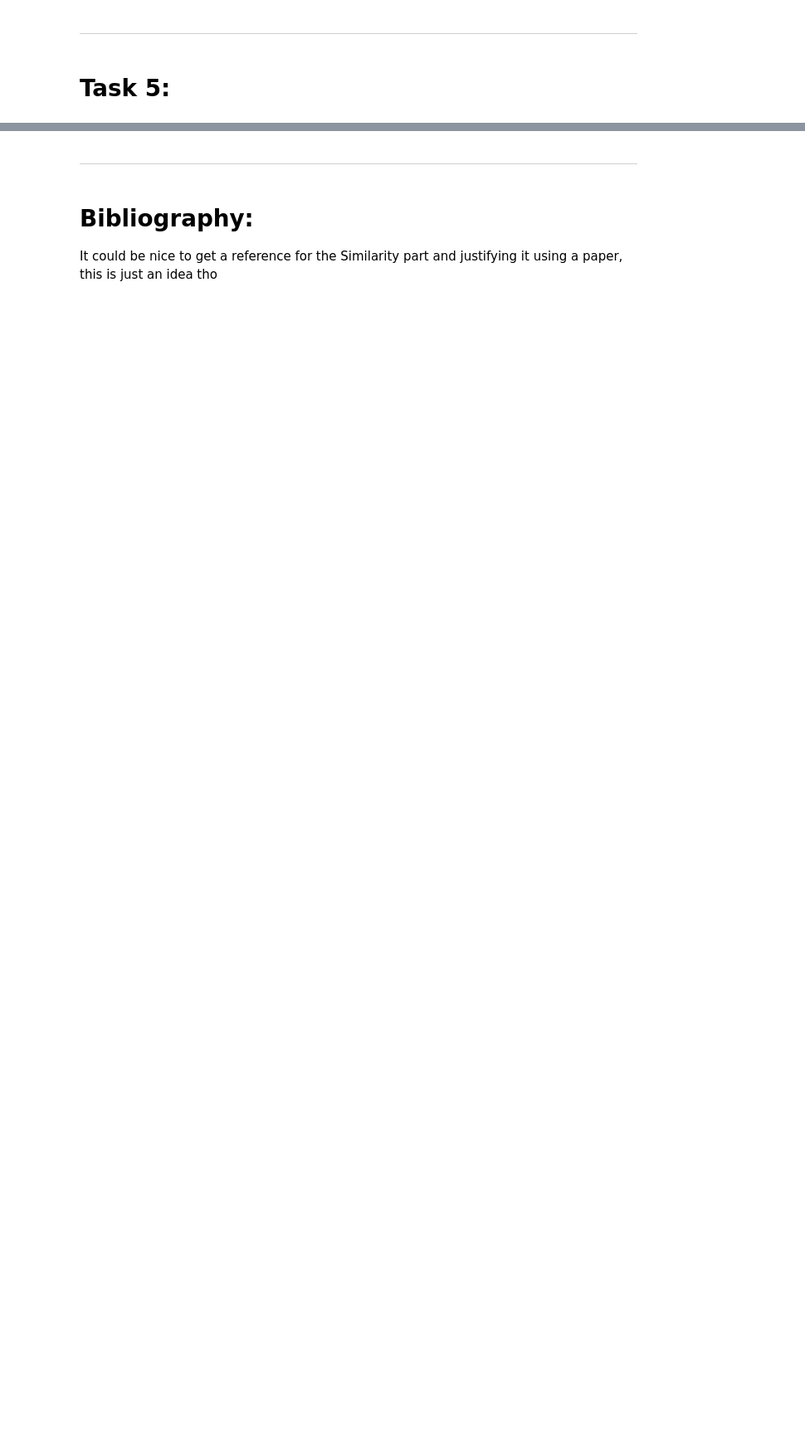
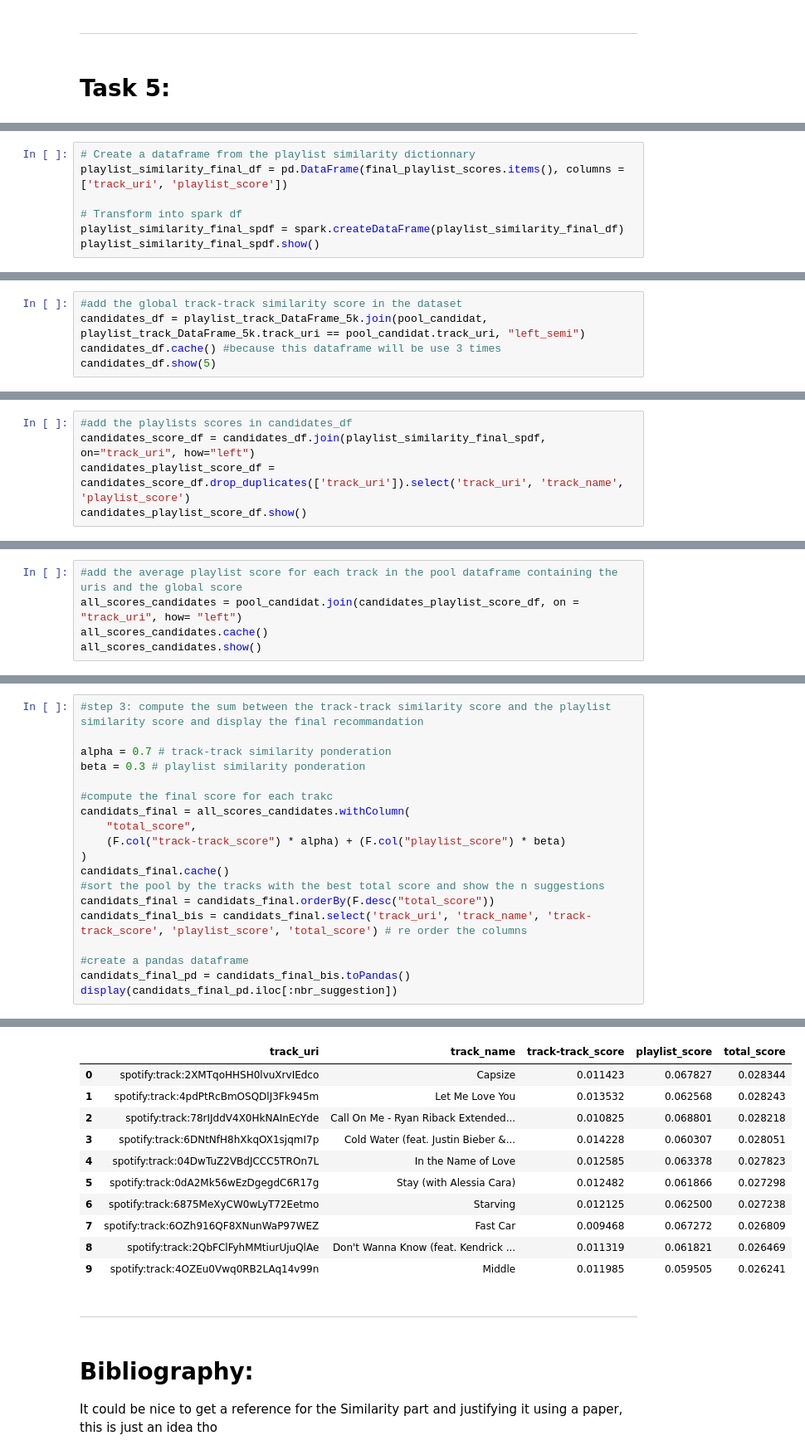
Before and after one commit to RomanLesicky/Data_Science_Project_INFO_H600, a Jupyter notebook: INFO_H600_Project.ipynb, the cells around one changed output, grey strips where cells are left out. Shown: that part at 83% size. Cells and saved outputs as stored; diff of their text form; blank space fills up the shorter version.

```diff
--- a/INFO_H600_Project.ipynb
+++ b/INFO_H600_Project.ipynb
@@ -1666,0 +1942,7 @@ def compute_playlist_pair_similarity(
+# %%
+# Create a dataframe from the playlist similarity dictionnary
+playlist_similarity_final_df = pd.DataFrame(final_playlist_scores.items(), columns = ['track_uri', 'playlist_score'])
+
+# Transform into spark df
+playlist_similarity_final_spdf = spark.createDataFrame(playlist_similarity_final_df)
+playlist_similarity_final_spdf.show()
@@ -1666,0 +1969,5 @@ def compute_playlist_pair_similarity(
+# %%
+#add the global track-track similarity score in the dataset
+candidates_df = playlist_track_DataFrame_5k.join(pool_candidat, playlist_track_DataFrame_5k.track_uri == pool_candidat.track_uri, "left_semi")
+candidates_df.cache() #because this dataframe will be use 3 times
+candidates_df.show(5)
@@ -1666,0 +1985,5 @@ def compute_playlist_pair_similarity(
+# %%
+#add the playlists scores in candidates_df
+candidates_score_df = candidates_df.join(playlist_similarity_final_spdf, on="track_uri", how="left")
+candidates_playlist_score_df = candidates_score_df.drop_duplicates(['track_uri']).select('track_uri', 'track_name', 'playlist_score')
+candidates_playlist_score_df.show()
@@ -1666,0 +2008,5 @@ def compute_playlist_pair_similarity(
+# %%
+#add the average playlist score for each track in the pool dataframe containing the uris and the global score
+all_scores_candidates = pool_candidat.join(candidates_playlist_score_df, on = "track_uri", how= "left")
+all_scores_candidates.cache()
+all_scores_candidates.show()
@@ -1666,0 +2031,20 @@ def compute_playlist_pair_similarity(
+# %%
+#step 3: compute the sum between the track-track similarity score and the playlist similarity score and display the final recommandation
+
+alpha = 0.7 # track-track similarity ponderation
+beta = 0.3 # playlist similarity ponderation
+
+#compute the final score for each trakc
+candidats_final = all_scores_candidates.withColumn(
+    "total_score",
+    (F.col("track-track_score") * alpha) + (F.col("playlist_score") * beta)
+)
+candidats_final.cache()
+#sort the pool by the tracks with the best total score and show the n suggestions
+candidats_final = candidats_final.orderBy(F.desc("total_score"))
+candidats_final_bis = candidats_final.select('track_uri', 'track_name', 'track-track_score', 'playlist_score', 'total_score') # re order the columns
+
+#create a pandas dataframe
+candidats_final_pd = candidats_final_bis.toPandas()
+display(candidats_final_pd.iloc[:nbr_suggestion])
+# %% [output]
@@ -1667,3 +2052,14 @@ def compute_playlist_pair_similarity(
+|  | track_uri | track_name | track-track_score | playlist_score | total_score |
+| 0 | spotify:track:2XMTqoHHSH0lvuXrvIEdco | Capsize | 0.011423 | 0.067827 | 0.028344 |
+| 1 | spotify:track:4pdPtRcBmOSQDlJ3Fk945m | Let Me Love You | 0.013532 | 0.062568 | 0.028243 |
+| 2 | spotify:track:78rIJddV4X0HkNAInEcYde | Call On Me - Ryan Riback Extended... | 0.010825 | 0.068801 | 0.028218 |
+| 3 | spotify:track:6DNtNfH8hXkqOX1sjqmI7p | Cold Water (feat. Justin Bieber &... | 0.014228 | 0.060307 | 0.028051 |
+| 4 | spotify:track:04DwTuZ2VBdJCCC5TROn7L | In the Name of Love | 0.012585 | 0.063378 | 0.027823 |
+| 5 | spotify:track:0dA2Mk56wEzDgegdC6R17g | Stay (with Alessia Cara) | 0.012482 | 0.061866 | 0.027298 |
+| 6 | spotify:track:6875MeXyCW0wLyT72Eetmo | Starving | 0.012125 | 0.062500 | 0.027238 |
+| 7 | spotify:track:6OZh916QF8XNunWaP97WEZ | Fast Car | 0.009468 | 0.067272 | 0.026809 |
+| 8 | spotify:track:2QbFClFyhMMtiurUjuQlAe | Don't Wanna Know (feat. Kendrick ... | 0.011319 | 0.061821 | 0.026469 |
+| 9 | spotify:track:4OZEu0Vwq0RB2LAq14v99n | Middle | 0.011985 | 0.059505 | 0.026241 |
 # %% [markdown]
 ---
 # %% [markdown]
```
Also changed, not shown: parts of 28 cells of this notebook.
